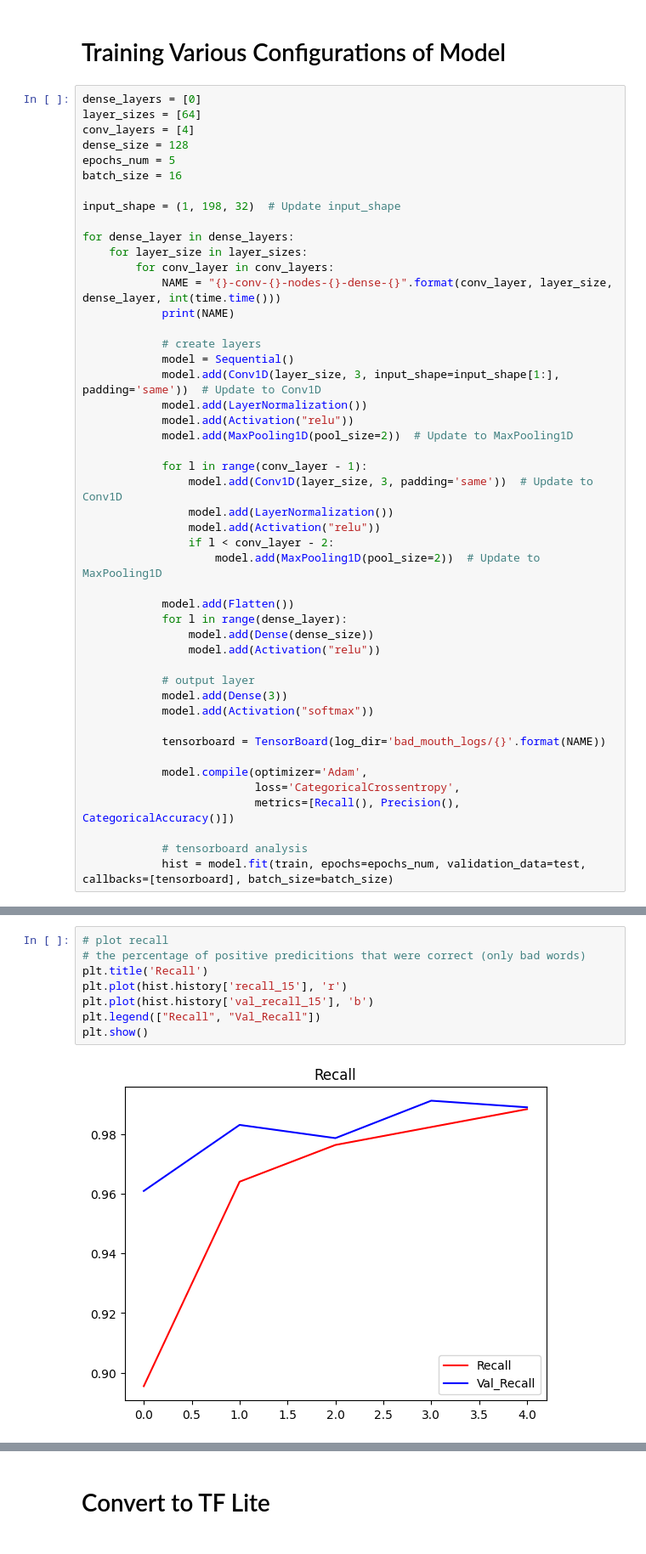
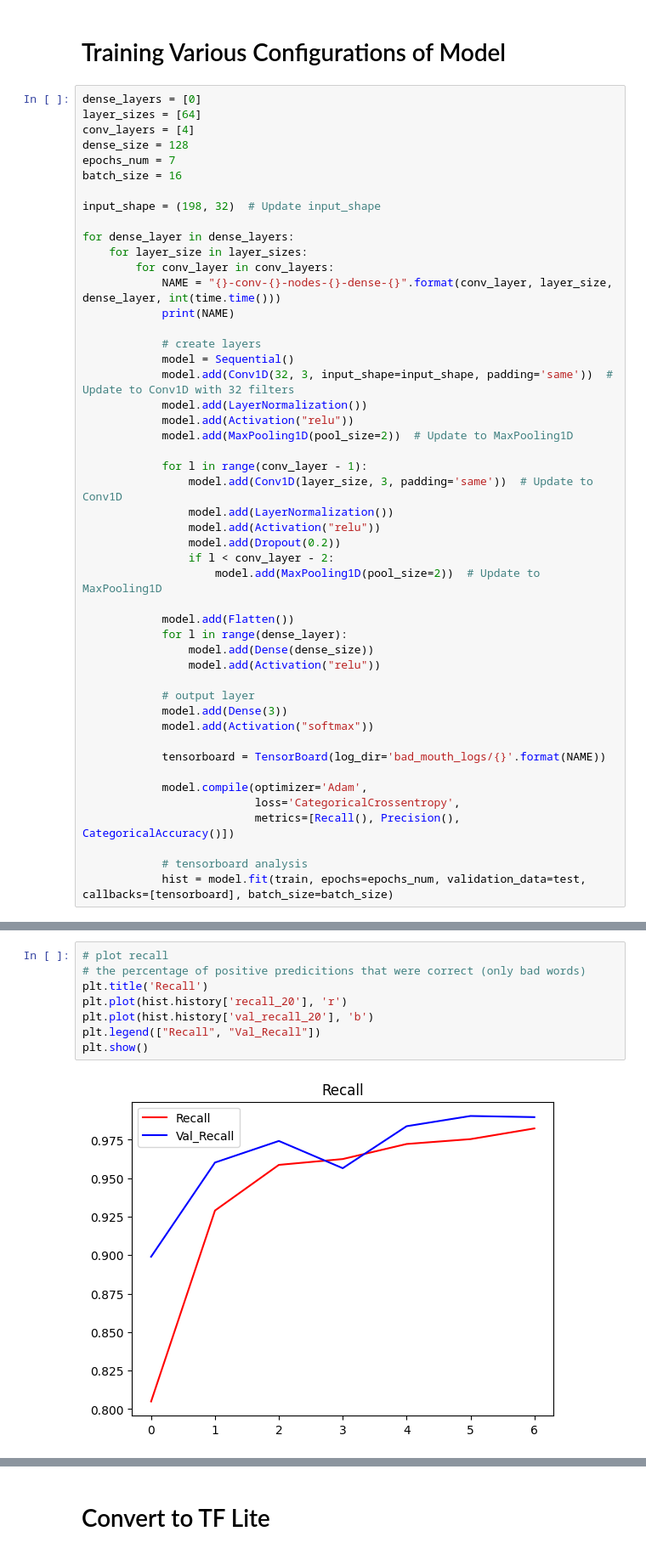
Before and after one commit to 490-BadMouth/BadMouth, a Jupyter notebook: BadMouth_CNN_Multi_Class_Fixed_Shape.ipynb, the cells around one changed output, grey strips where cells are left out. Shown at 85% size. Saved outputs shown, nothing was run; the diff lists cells and outputs as text.

Commit message:
correct model with right shape

```diff
--- a/BadMouth_CNN_Multi_Class_Fixed_Shape.ipynb
+++ b/BadMouth_CNN_Multi_Class_Fixed_Shape.ipynb
@@ -441,10 +441,10 @@ dense_layers = [0]
 layer_sizes = [64]
 conv_layers = [4]
 dense_size = 128
-epochs_num = 5
+epochs_num = 7
 batch_size = 16
 
-input_shape = (1, 198, 32)  # Update input_shape
+input_shape = (198, 32)  # Update input_shape
 
 for dense_layer in dense_layers:
     for layer_size in layer_sizes:
@@ -454,7 +454,7 @@ for dense_layer in dense_layers:
 
             # create layers
             model = Sequential()
-            model.add(Conv1D(layer_size, 3, input_shape=input_shape[1:], padding='same'))  # Update to Conv1D
+            model.add(Conv1D(32, 3, input_shape=input_shape, padding='same'))  # Update to Conv1D with 32 filters
             model.add(LayerNormalization())
             model.add(Activation("relu"))
             model.add(MaxPooling1D(pool_size=2))  # Update to MaxPooling1D
@@ -463,6 +463,7 @@ for dense_layer in dense_layers:
                 model.add(Conv1D(layer_size, 3, padding='same'))  # Update to Conv1D
                 model.add(LayerNormalization())
                 model.add(Activation("relu"))
+                model.add(Dropout(0.2))
                 if l < conv_layer - 2:
                     model.add(MaxPooling1D(pool_size=2))  # Update to MaxPooling1D
 
@@ -536,13 +558,13 @@ plt.show()
 # %%
 # plot recall
 # the percentage of positive predicitions that were correct (only bad words)
 plt.title('Recall')
-plt.plot(hist.history['recall_15'], 'r')
-plt.plot(hist.history['val_recall_15'], 'b')
+plt.plot(hist.history['recall_20'], 'r')
+plt.plot(hist.history['val_recall_20'], 'b')
 plt.legend(["Recall", "Val_Recall"])
 plt.show()
 # %% [output]
-[figure, old version]
+[figure, new version]
 # %%
 # get one batch and make a prediction
 X_test, y_test = test.as_numpy_iterator().next()
```
Also changed, not shown: parts of 16 cells of this notebook, 1 other file.
